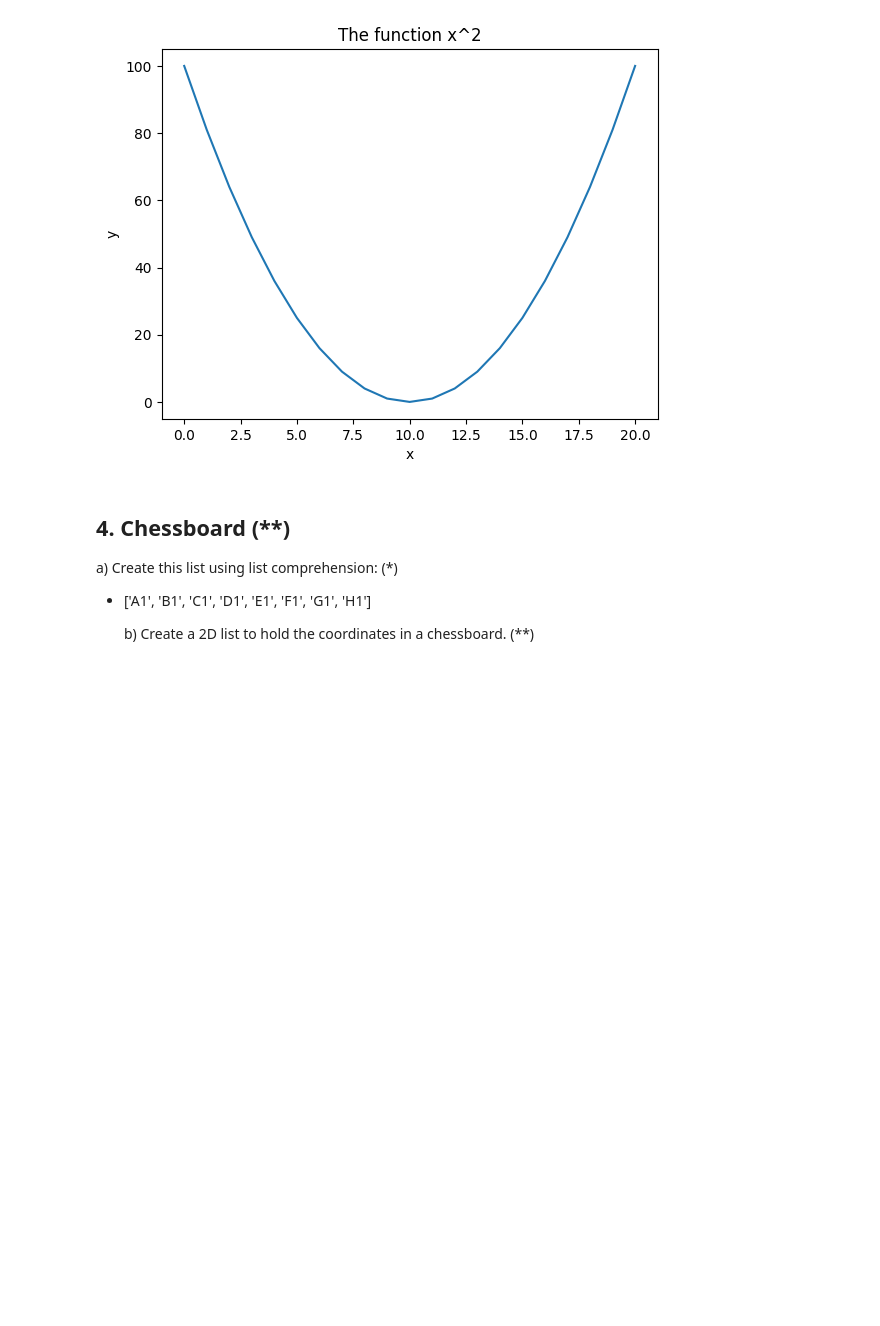
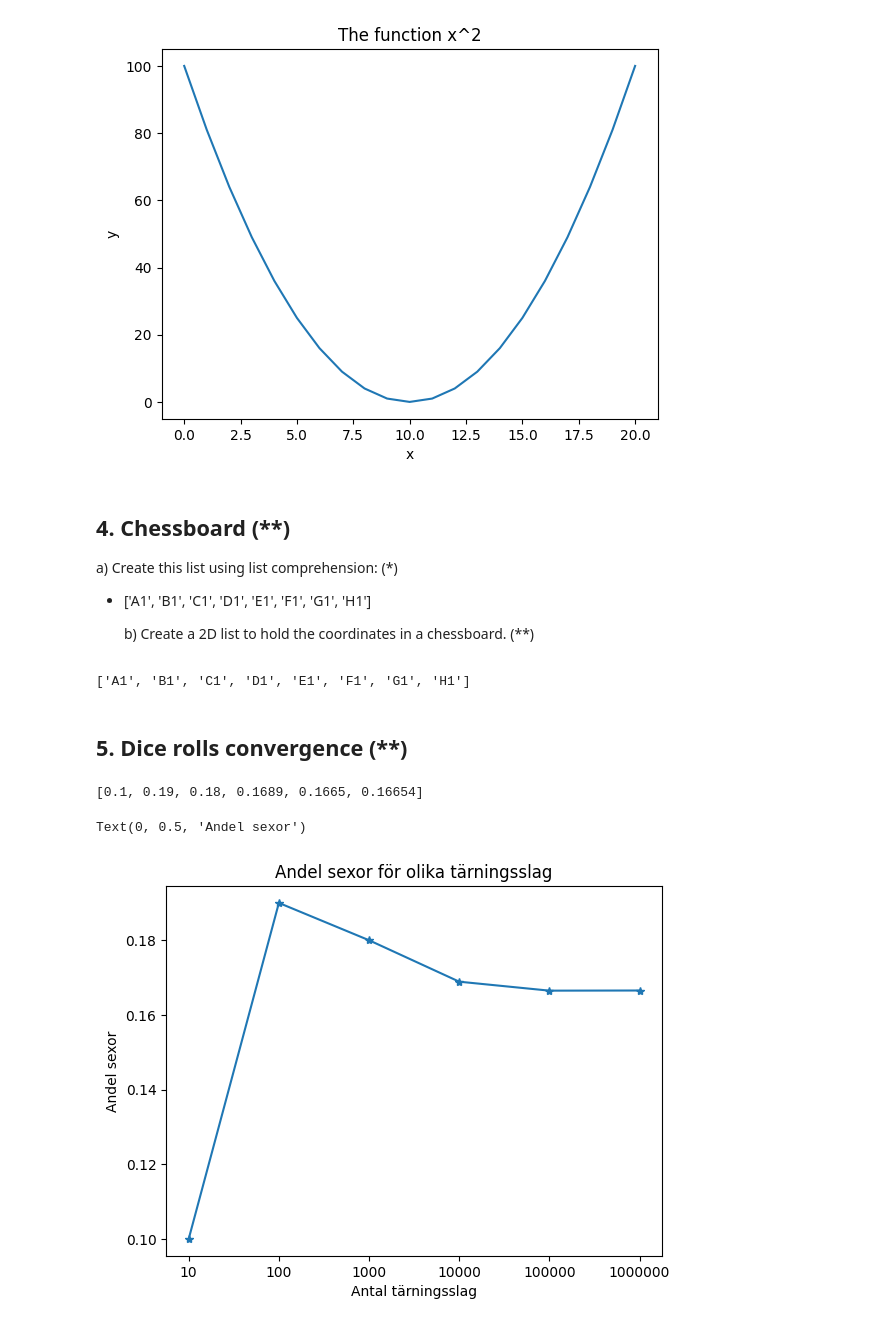
Before and after one commit to eliaselhaddad/Python-Elias-El-Haddad, a Jupyter notebook: Exercises/04-list-exercise.ipynb, the cells around one changed output. Cells and saved outputs as stored; diff of their text form; code cells hidden in the pictures; blank space fills up the shorter version.

```diff
--- a/Exercises/04-list-exercise.ipynb
+++ b/Exercises/04-list-exercise.ipynb
@@ -88,0 +87,31 @@ list1 = []
+# %%
+letter_lst = ["A", "B", "C", "D", "E", "F", "G", "H"]
+number_lst = ["1"]
+
+new_lst = [i+j for i in letter_lst for j in number_lst]
+new_lst
+# %% [output]
+['A1', 'B1', 'C1', 'D1', 'E1', 'F1', 'G1', 'H1']
+# %% [markdown]
+## 5. Dice rolls convergence (**)
+# %%
+# 5. Dice rolls convergence
+import random
+import matplotlib.pyplot as plt
+
+probs =[]
+for i in range(1,7):
+    rolls = [random.randint(1,6) for _ in range(10**i)]
+    prob = rolls.count(6)/(10**i)
+    probs.append(prob)
+print(probs)
+
+plt.plot(probs, "-*")
+plt.xticks([0,1,2,3,4,5], [10, 100, 1000, 10000, 100000, 1000000])
+plt.title("Andel sexor för olika tärningsslag")
+plt.xlabel("Antal tärningsslag")
+plt.ylabel("Andel sexor")
+# %% [output]
+[0.1, 0.19, 0.18, 0.1689, 0.1665, 0.16654]
+Text(0, 0.5, 'Andel sexor')
+[figure, added]
```
Also changed, not shown: parts of 1 cell of this notebook.
